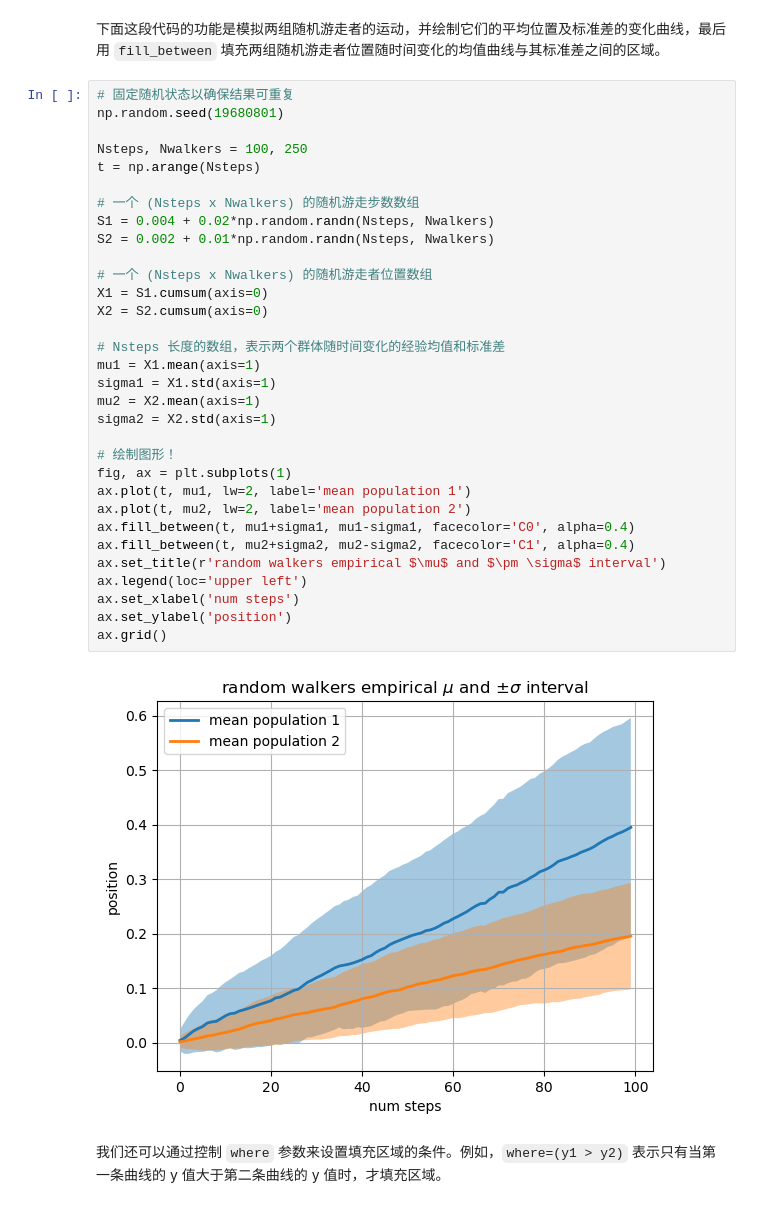
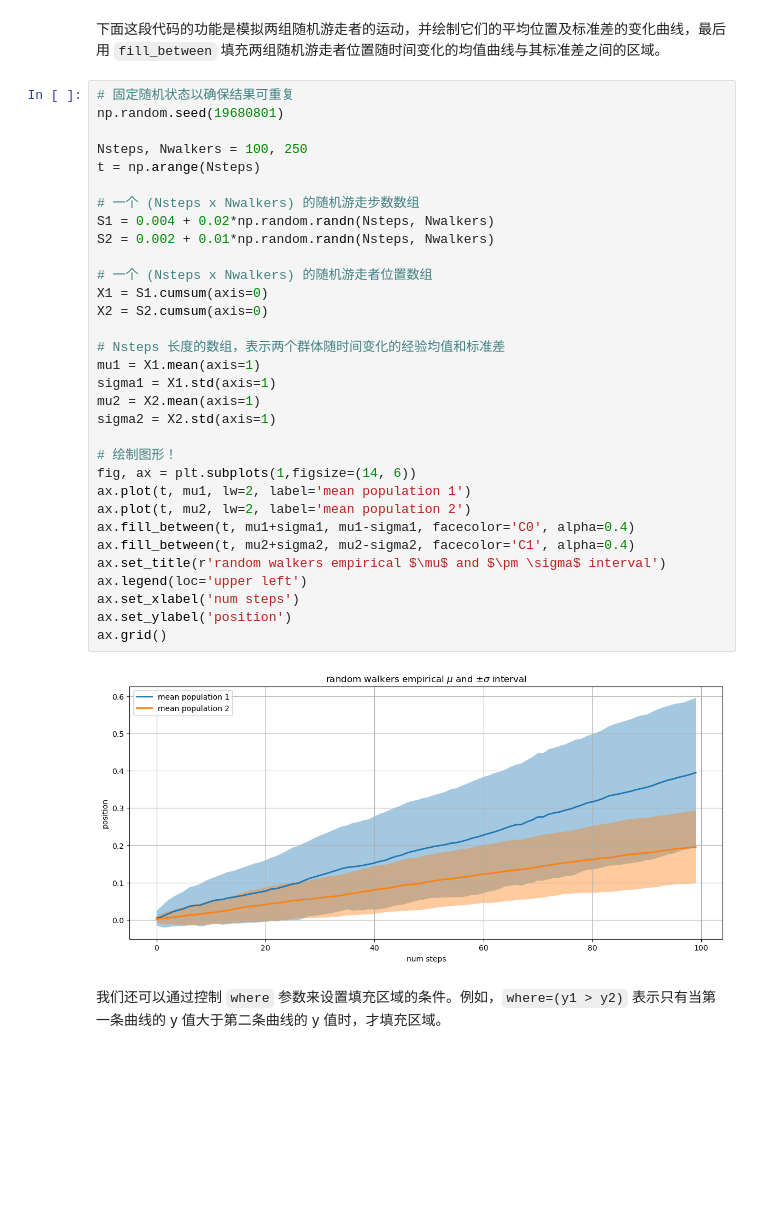
Before and after one commit to caibucai22/open-caima-coding, a Jupyter notebook: Matplotlib Tutorial/Chapter 02 折线图、柱状图、散点图/main.ipynb, the cells around one changed output. Saved outputs shown, nothing was run; the diff lists cells and outputs as text; blank space fills up the shorter version.

```diff
--- a/Matplotlib Tutorial/Chapter 02 折线图、柱状图、散点图/main.ipynb
+++ b/Matplotlib Tutorial/Chapter 02 折线图、柱状图、散点图/main.ipynb
@@ -322,35 +322,35 @@ fig.autofmt_xdate()  # 自动调整 x 轴日期标签的格式
 np.random.seed(19680801)
 
 Nsteps, Nwalkers = 100, 250
 t = np.arange(Nsteps)
 
 # 一个 (Nsteps x Nwalkers) 的随机游走步数数组
 S1 = 0.004 + 0.02*np.random.randn(Nsteps, Nwalkers)
 S2 = 0.002 + 0.01*np.random.randn(Nsteps, Nwalkers)
 
 # 一个 (Nsteps x Nwalkers) 的随机游走者位置数组
 X1 = S1.cumsum(axis=0)
 X2 = S2.cumsum(axis=0)
 
 # Nsteps 长度的数组，表示两个群体随时间变化的经验均值和标准差
 mu1 = X1.mean(axis=1)
 sigma1 = X1.std(axis=1)
 mu2 = X2.mean(axis=1)
 sigma2 = X2.std(axis=1)
 
 # 绘制图形！
-fig, ax = plt.subplots(1)
+fig, ax = plt.subplots(1,figsize=(14, 6))
 ax.plot(t, mu1, lw=2, label='mean population 1')
 ax.plot(t, mu2, lw=2, label='mean population 2')
 ax.fill_between(t, mu1+sigma1, mu1-sigma1, facecolor='C0', alpha=0.4)
 ax.fill_between(t, mu2+sigma2, mu2-sigma2, facecolor='C1', alpha=0.4)
 ax.set_title(r'random walkers empirical $\mu$ and $\pm \sigma$ interval')
 ax.legend(loc='upper left')
 ax.set_xlabel('num steps')
 ax.set_ylabel('position')
 ax.grid()
 # %% [output]
-[figure, old version]
+[figure, new version]
 # %% [markdown]
 我们还可以通过控制 `where` 参数来设置填充区域的条件。例如，`where=(y1 > y2)` 表示只有当第一条曲线的 y 值大于第二条曲线的 y 值时，才填充区域。
 # %%
```
Also changed, not shown: 1 other file.
